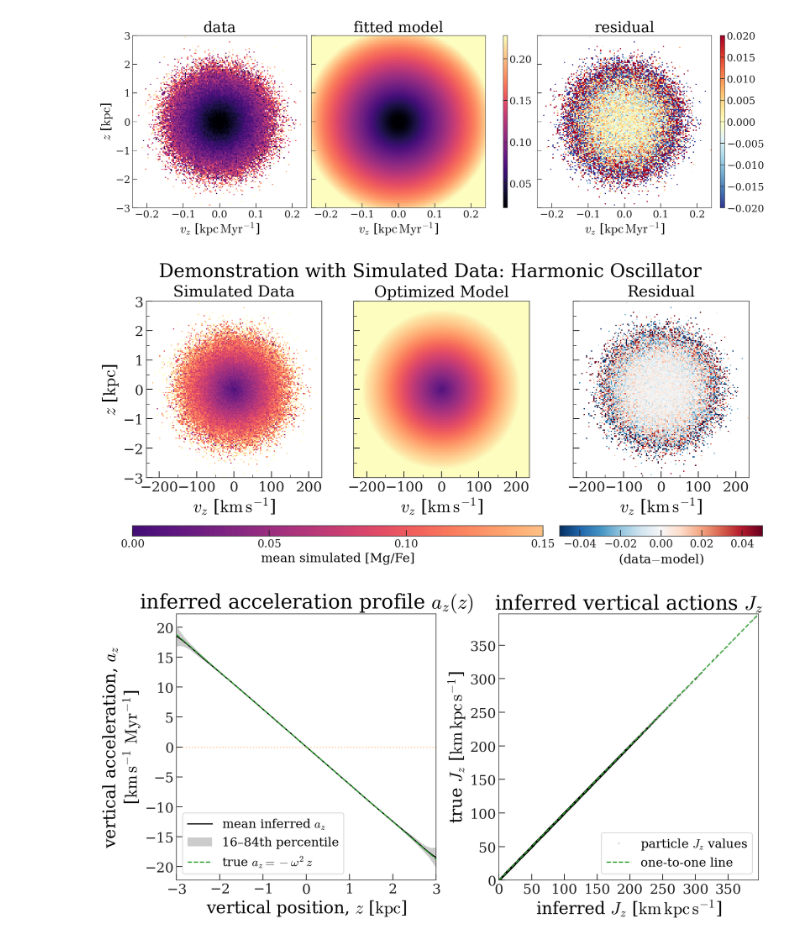
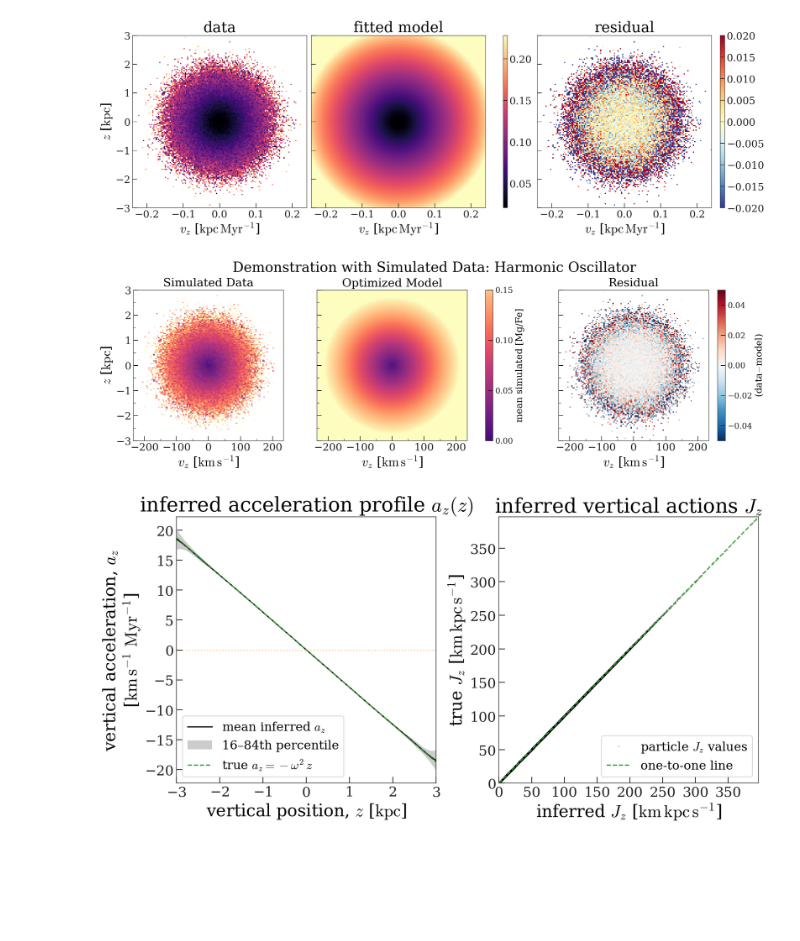
Before and after one commit to adrn/empirical-af, a Jupyter notebook: scripts/Figure-harmonic-oscillator.ipynb, the cells around one changed output. Drawn from its saved outputs; the diff is of its cells as text; code cells hidden in the pictures; blank space fills up the shorter version.

Commit message:
jfc getting the padding right on this figure

```diff
--- a/scripts/Figure-harmonic-oscillator.ipynb
+++ b/scripts/Figure-harmonic-oscillator.ipynb
@@ -150,7 +150,7 @@ fig, axes = oti.plot.plot_data_models_residual(
 cb_labelsize = 16
 
 fig, axes = plt.subplots(
-    1, 3, figsize=(12, 5.5), sharex=True, sharey=True, constrained_layout=True
+    1, 3, figsize=(16, 5.1), sharex=True, sharey=True, layout="constrained"
 )
 
 cs = axes[0].pcolormesh(
@@ -162,11 +162,11 @@ cs = axes[0].pcolormesh(
     vmin=mgfe_cbar_vlim[0],
     vmax=mgfe_cbar_vlim[1],
 )
-cb = fig.colorbar(cs, ax=axes[0:2], orientation="horizontal", aspect=40)
+cb = fig.colorbar(cs, ax=axes[0:2])  # , orientation="horizontal", aspect=40)
 cb.set_label("mean simulated [Mg/Fe]", fontsize=cb_labelsize)
-cb.ax.set_xlim(mgfe_cbar_xlim)
-cb.ax.set_xticks(np.arange(mgfe_cbar_xlim[0], mgfe_cbar_xlim[1] + 1e-3, 0.05))
-cb.ax.xaxis.set_tick_params(labelsize=14)
+cb.ax.set_ylim(mgfe_cbar_xlim)
+cb.ax.set_yticks(np.arange(mgfe_cbar_xlim[0], mgfe_cbar_xlim[1] + 1e-3, 0.05))
+cb.ax.yaxis.set_tick_params(labelsize=14)
 
 
 model_mgfe = np.array(model.label_model.label(bdata["pos"], bdata["vel"], res.params))
@@ -187,37 +187,39 @@ cs = axes[2].pcolormesh(
     bdata["pos"].to_value(u.kpc),
     bdata["mgfe"] - model_mgfe,
     cmap="RdBu_r",
     vmin=-0.05,
     vmax=0.05,
     rasterized=True,
 )
-cb = fig.colorbar(cs, ax=axes[2], orientation="horizontal")
+cb = fig.colorbar(cs, ax=axes[2])  # , orientation="horizontal")
 cb.set_label("(data$-$model)", fontsize=cb_labelsize)
-cb.ax.xaxis.set_tick_params(labelsize=14)
+cb.ax.yaxis.set_tick_params(labelsize=14)
 
 # Titles
 axes[0].set_title("Simulated Data", fontsize=20)
 axes[1].set_title("Optimized Model", fontsize=20)
 axes[2].set_title("Residual", fontsize=20)
 fig.suptitle("Demonstration with Simulated Data: Harmonic Oscillator", fontsize=24)
 
 # Labels
 axes[0].set_ylabel(f"$z$ [{u.kpc:latex_inline}]")
 for ax in axes:
     ax.set_xlabel(f"$v_z$ [{u.km/u.s:latex_inline}]")
 
 # Ticks
 axes[0].set_xticks(np.arange(-200, 200 + 1, 100))
 axes[0].set_xticks(np.arange(-200, 200 + 1, 50), minor=True)
 axes[1].set_yticks(np.arange(-3, 3 + 1e-3, 1))
 axes[1].set_yticks(np.arange(-3, 3 + 1e-3, 0.5), minor=True)
 
 for ax in axes:
     ax.set_aspect(2 * np.pi / Omega.value)
 
-fig.savefig("../tex/figures/sho-data-model.pdf", dpi=250)
+fig.savefig(
+    "../tex/figures/sho-data-model.pdf", dpi=250, pad_inches=0.5, bbox_inches="tight"
+)
 # %% [output]
-[figure, old version]
+[figure, new version]
 # %%
 aaf = model.label_model.compute_action_angle(pdata["z"], pdata["vz"], res.params)
 # %%
```
Also changed, not shown: 1 other file.
